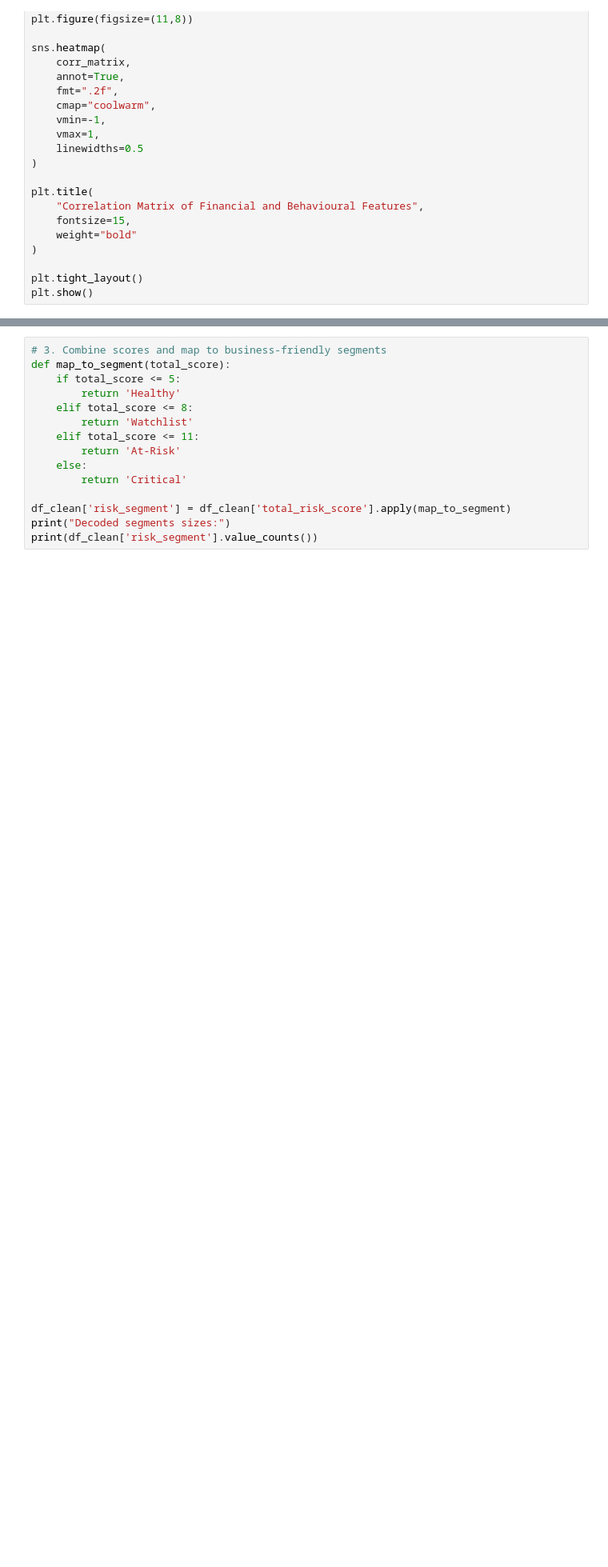
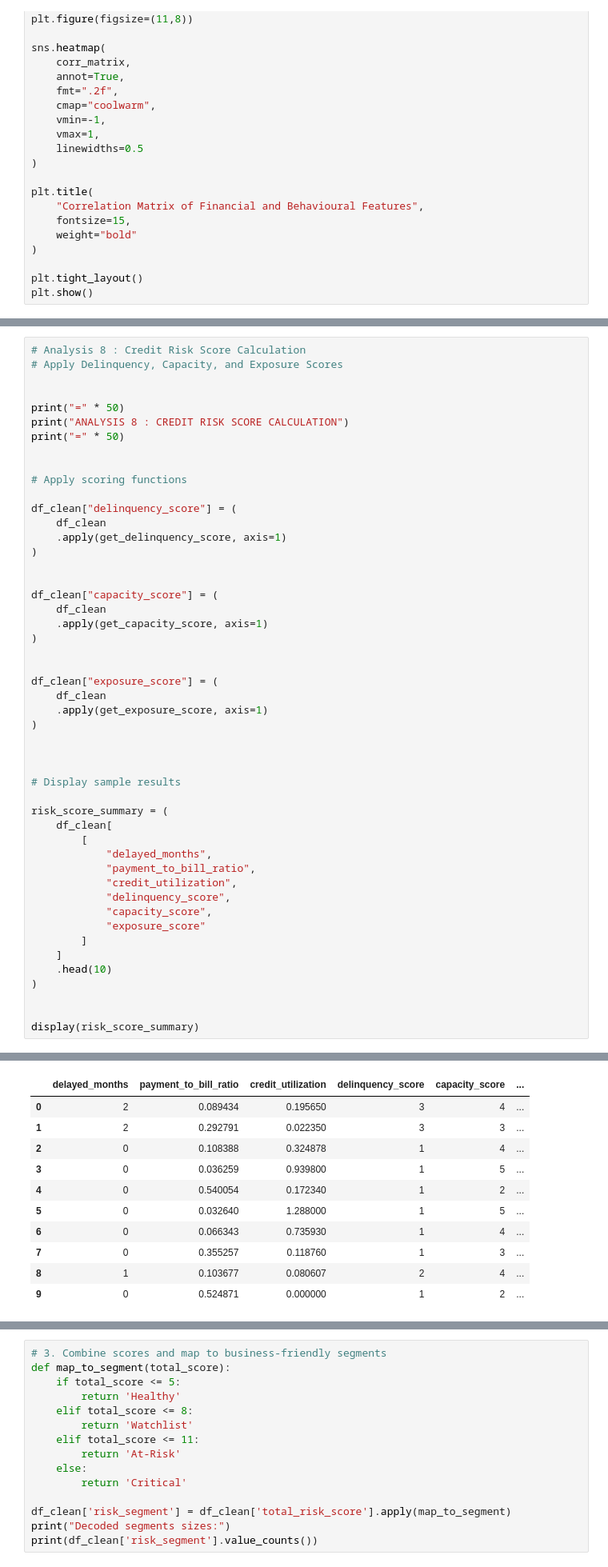
Before and after one commit to ChamithuPunchihewa/Final-Python-Project, a Jupyter notebook: notebooks/Technical_Appendix.ipynb, the cells around one changed output, grey strips where cells are left out. Shown at 80% size. Drawn from its saved outputs; the diff is of its cells as text; blank space fills up the shorter version.

```diff
--- a/notebooks/Technical_Appendix.ipynb
+++ b/notebooks/Technical_Appendix.ipynb
@@ -1423,0 +1393,50 @@ print("Scoring functions defined successfully.")
+# %%
+# Analysis 8 : Credit Risk Score Calculation
+# Apply Delinquency, Capacity, and Exposure Scores
+
+
+print("=" * 50)
+print("ANALYSIS 8 : CREDIT RISK SCORE CALCULATION")
+print("=" * 50)
+
+
+# Apply scoring functions
+
+df_clean["delinquency_score"] = (
+    df_clean
+    .apply(get_delinquency_score, axis=1)
+)
+
+
+df_clean["capacity_score"] = (
+    df_clean
+    .apply(get_capacity_score, axis=1)
+)
+
+
+df_clean["exposure_score"] = (
+    df_clean
+    .apply(get_exposure_score, axis=1)
+)
+
+
+
+# Display sample results
+
+risk_score_summary = (
+    df_clean[
+        [
+            "delayed_months",
+            "payment_to_bill_ratio",
+            "credit_utilization",
+            "delinquency_score",
+            "capacity_score",
+            "exposure_score"
+        ]
+    ]
+    .head(10)
+)
+
+
+display(risk_score_summary)
+# %% [output]
@@ -1423,0 +1446,11 @@ print("Scoring functions defined successfully.")
+|  | delayed_months | payment_to_bill_ratio | credit_utilization | delinquency_score | capacity_score | ... |
+| 0 | 2 | 0.089434 | 0.195650 | 3 | 4 | ... |
+| 1 | 2 | 0.292791 | 0.022350 | 3 | 3 | ... |
+| 2 | 0 | 0.108388 | 0.324878 | 1 | 4 | ... |
+| 3 | 0 | 0.036259 | 0.939800 | 1 | 5 | ... |
+| 4 | 0 | 0.540054 | 0.172340 | 1 | 2 | ... |
+| 5 | 0 | 0.032640 | 1.288000 | 1 | 5 | ... |
+| 6 | 0 | 0.066343 | 0.735930 | 1 | 4 | ... |
+| 7 | 0 | 0.355257 | 0.118760 | 1 | 3 | ... |
+| 8 | 1 | 0.103677 | 0.080607 | 2 | 4 | ... |
+| 9 | 0 | 0.524871 | 0.000000 | 1 | 2 | ... |
```
Also changed, not shown: parts of 17 cells of this notebook.
